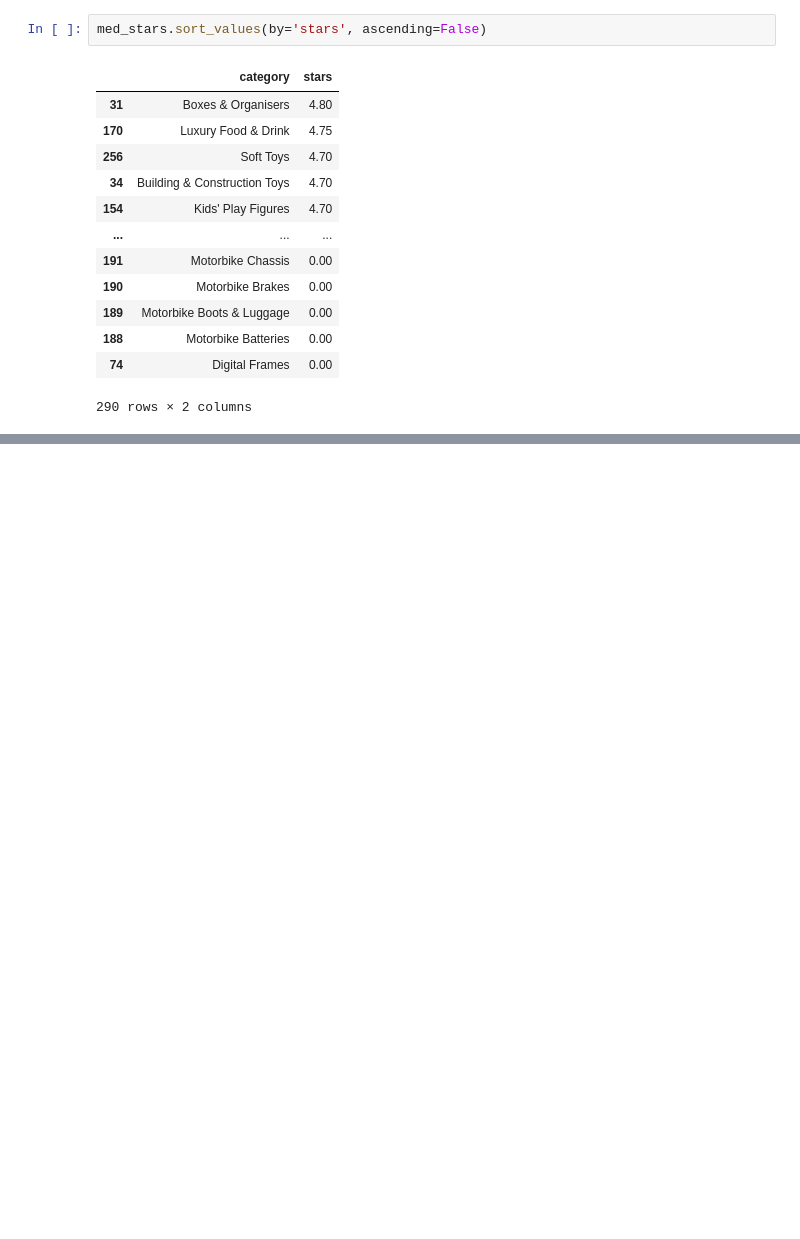
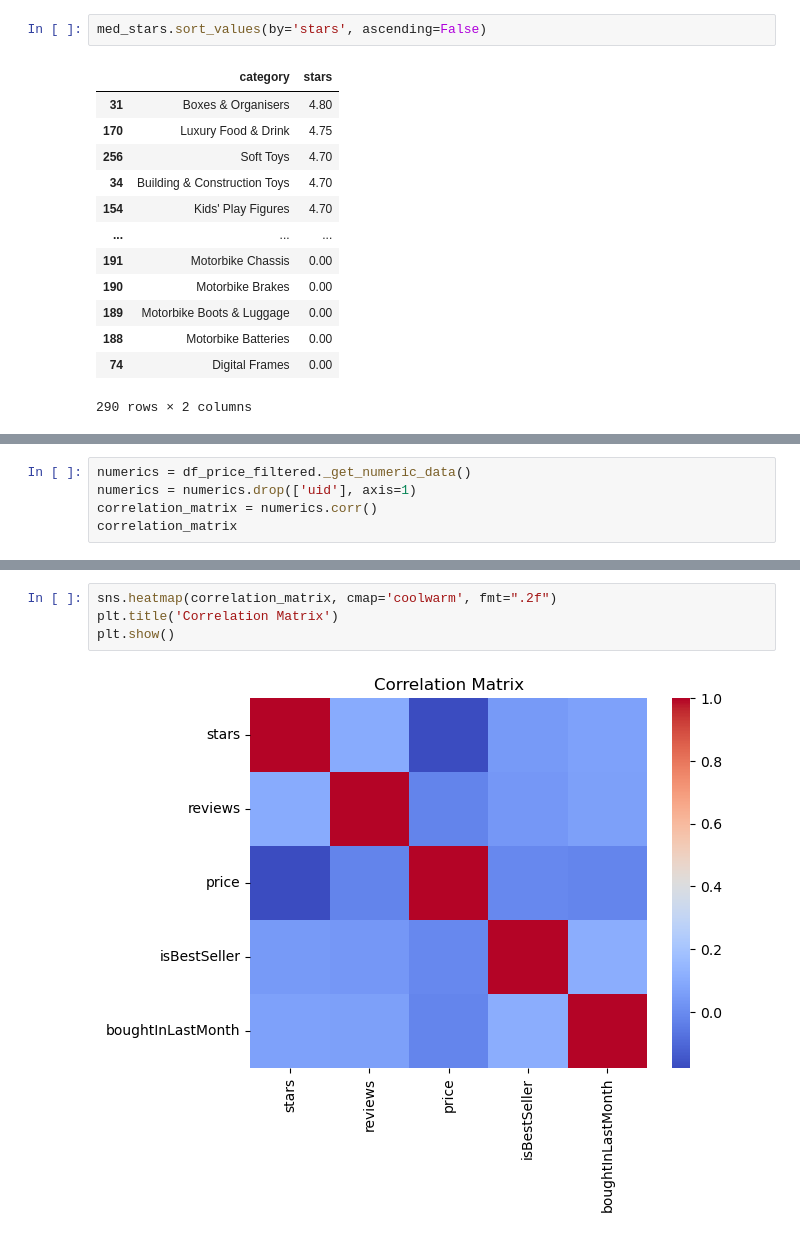
Before and after one commit to YuriBerlin/lab-eda-bivariate, a Jupyter notebook: EDA Bivariate Analysis.ipynb, the cells around one changed output, grey strips where cells are left out. Saved outputs shown, nothing was run; the diff lists cells and outputs as text; blank space fills up the shorter version.

```diff
--- a/EDA Bivariate Analysis.ipynb
+++ b/EDA Bivariate Analysis.ipynb
@@ -356,0 +379,5 @@ med_stars.sort_values(by='stars', ascending=False)
+# %%
+numerics = df_price_filtered._get_numeric_data()
+numerics = numerics.drop(['uid'], axis=1)
+correlation_matrix = numerics.corr()
+correlation_matrix
@@ -356,0 +391,6 @@ med_stars.sort_values(by='stars', ascending=False)
+# %%
+sns.heatmap(correlation_matrix, cmap='coolwarm', fmt=".2f")
+plt.title('Correlation Matrix')
+plt.show()
+# %% [output]
+[figure, added]
```
Also changed, not shown: parts of 5 cells of this notebook.
